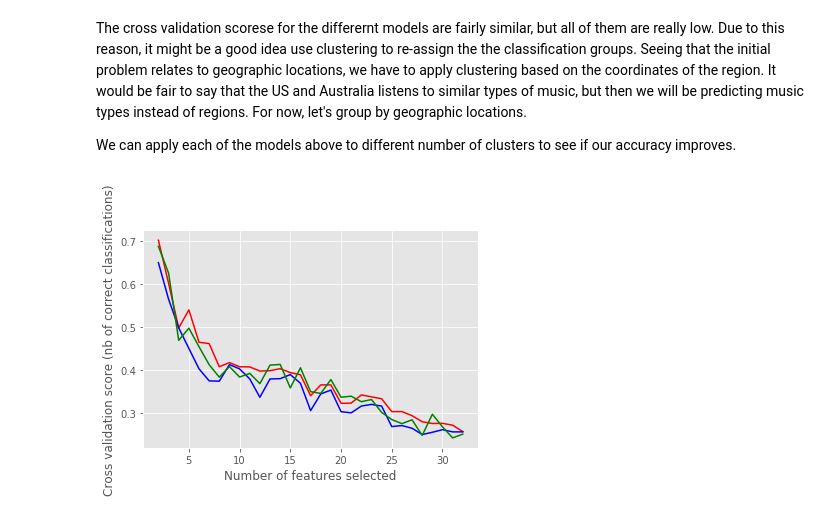
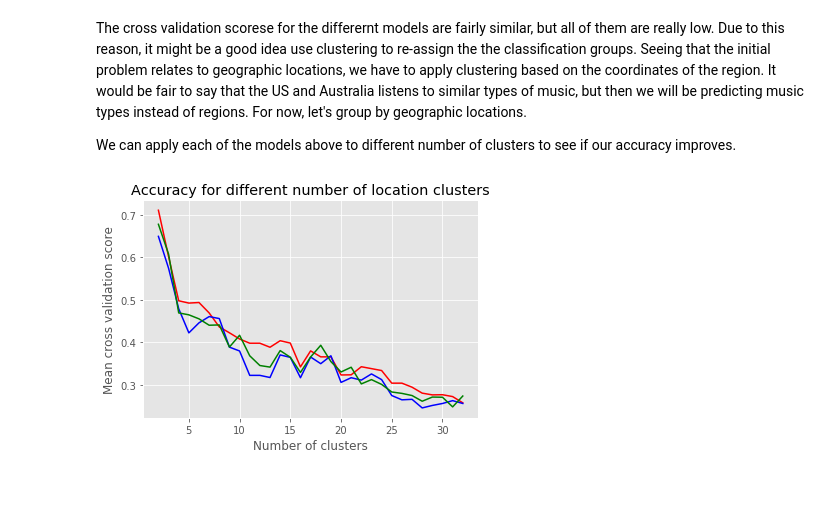
Before and after one commit to johannesharmse/Music_Origin_Prediction, a Jupyter notebook: src/Predicting the Geographical Origin of Music.ipynb, the cells around one changed output. Drawn from its saved outputs; the diff is of its cells as text; code cells hidden in the pictures; blank space fills up the shorter version.

Commit message:
Build models and add geographic plots

```diff
--- a/src/Predicting the Geographical Origin of Music.ipynb
+++ b/src/Predicting the Geographical Origin of Music.ipynb
@@ -153,11 +153,13 @@ For both models it seems as if there is a lot of noise for models with more than
 # %%
-rfe = RandomForestClassifier(n_estimators=35)
-rfecv = RFECV(estimator = rfe, step=1, cv=StratifiedKFold(n_splits=2, shuffle=True),
-                  scoring='accuracy')
+from sklearn.feature_selection import RFE
 
-rfecv.fit(Xtrain, ytrain)
+Xtrain, Xtest, ytrain, ytest = train_test_split(X, y, test_size=0.8, random_state=1234)
 
-X_reduced = rfecv.transform(X)
+rfc = RandomForestClassifier(n_estimators=35)
+
+rfe = RFE(estimator = rfc, n_features_to_select=25)
+rfe.fit(Xtrain, ytrain)
+X_reduced = rfe.transform(X)
 
 Xtrain, Xtest, ytrain, ytest = train_test_split(X_reduced, y, test_size=0.8, random_state=1234)
 # %%
@@ -261,10 +263,11 @@ for n in n_clusters:
 # %%
 plt.figure()
 plt.xlabel("Number of clusters")
 plt.ylabel("Mean cross validation score")
+plt.title("Accuracy for different number of location clusters")
 plt.plot(range(2, len(accuracies['knn']) + 2),accuracies['knn'], c = 'r')
 plt.plot(range(2, len(accuracies['svc']) + 2),accuracies['svc'], c = 'b')
 plt.plot(range(2, len(accuracies['rfc']) + 2),accuracies['rfc'], c = 'g')
 plt.show()
 # %% [output]
-[figure, old version]
+[figure, new version]
```
Also changed, not shown: parts of 15 cells of this notebook.
